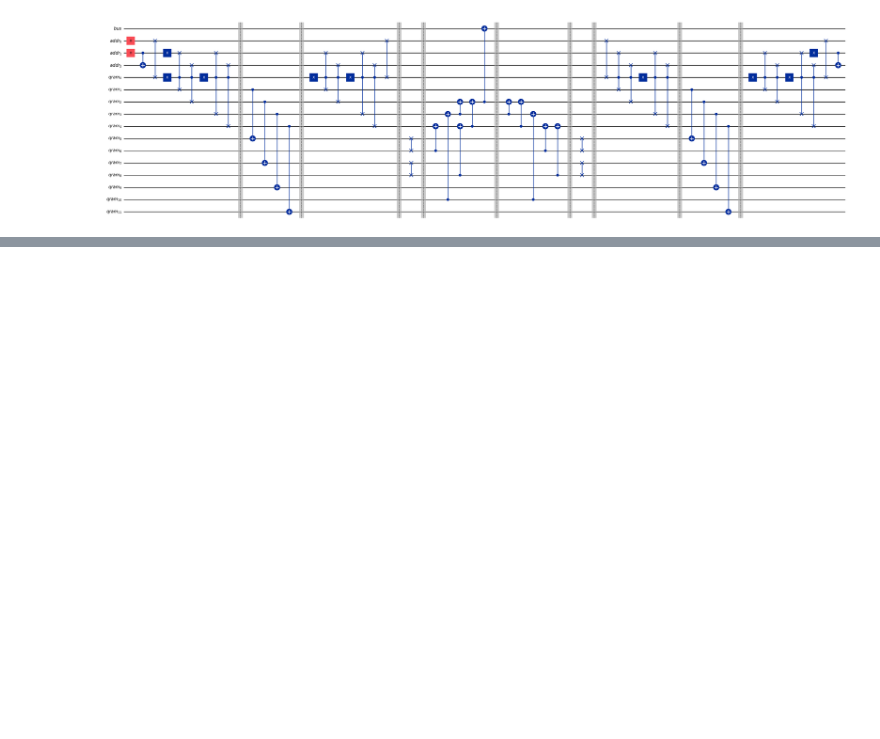
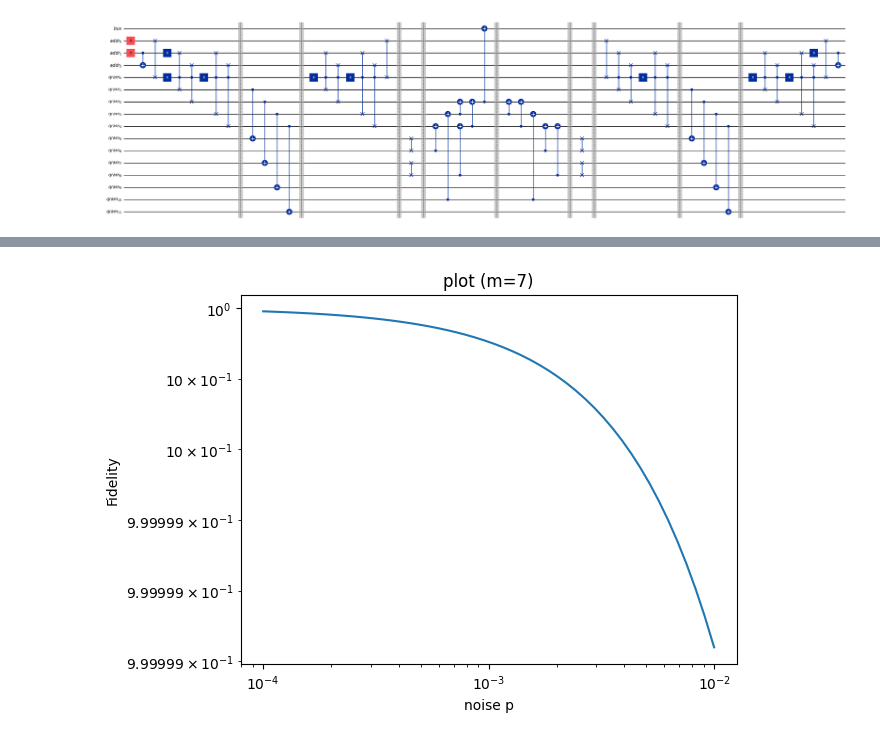
Before and after one commit to emanarratone/QRam, a Jupyter notebook: origin-general.ipynb, the cells around one changed output, grey strips where cells are left out. Cells and saved outputs as stored; diff of their text form; code cells hidden in the pictures; blank space fills up the shorter version.

```diff
--- a/origin-general.ipynb
+++ b/origin-general.ipynb
@@ -158,0 +289,15 @@ qc.draw('mpl', fold = -1)
+# %%
+p_list = np.logspace(-4, -2, 50)
+m = 7
+
+F_vals = [F_model(m, p, alpha_eff) for p in p_list]
+
+plt.plot(p_list, F_vals)
+plt.xscale("log")
+plt.yscale("log")
+plt.xlabel("noise p")
+plt.ylabel("Fidelity")
+plt.title(f"plot (m={m})")
+plt.show()
+# %% [output]
+[figure, added]
```
Also changed, not shown: parts of 11 cells of this notebook, 2 other files.
